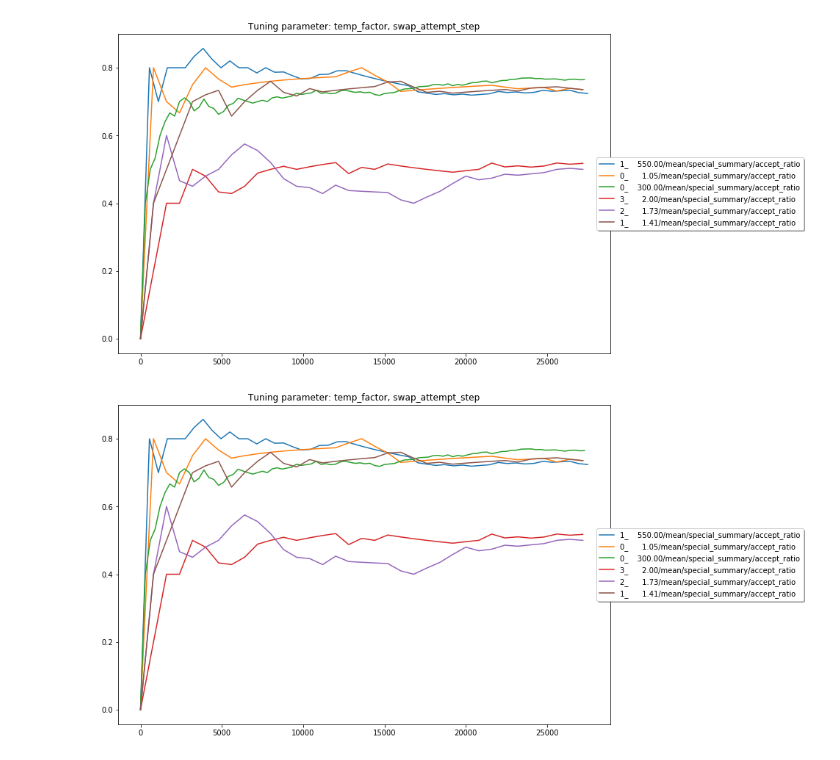
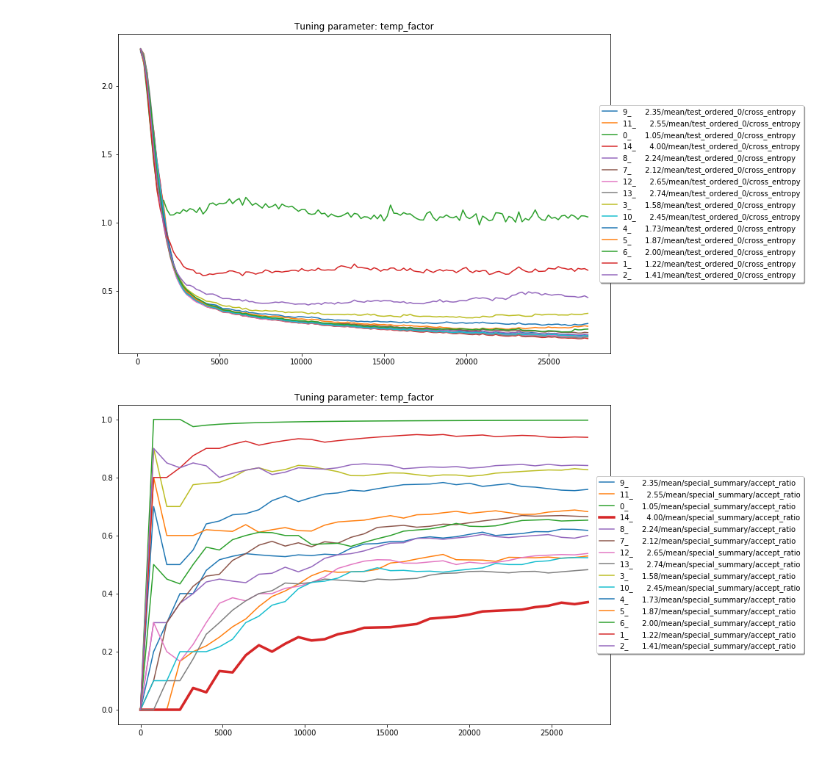
Before and after one commit to madrixx/deep_tempering, a Jupyter notebook: Plot.ipynb, the cells around one changed output. Saved outputs shown, nothing was run; the diff lists cells and outputs as text; code cells hidden in the pictures.

Commit message:
updated utils

```diff
--- a/Plot.ipynb
+++ b/Plot.ipynb
@@ -7,0 +35,3 @@ mese = s_utils.MultiExperimentSummaryExtractor(exps)
+# %%
+files = [f for f in os.listdir('simulation/summaries/compressed/') if 'cnn' in f and 'temp_factor' in f and 'dynamic' in f]
+mese = s_utils.MultiExperimentSummaryExtractor(files)
@@ -8,5 +58,8 @@ mese = s_utils.MultiExperimentSummaryExtractor(exps)
+# %%
+fig = mese.plot(['ordered_0', 'cross', 'test'], mark_lines=[1300, 1550])
+# %% [output]
+[figure, added]
 # %%
-mese.plot(['accept_ratio'], match='exact')
+fig = mese.plot(['accept_ratio'],match='exact', mark_lines=[4])
 # %% [output]
-[figure, old version]
+[figure, new version]
-[figure, removed]
```
Also changed, not shown: parts of 22 cells of this notebook, 5 other files.
